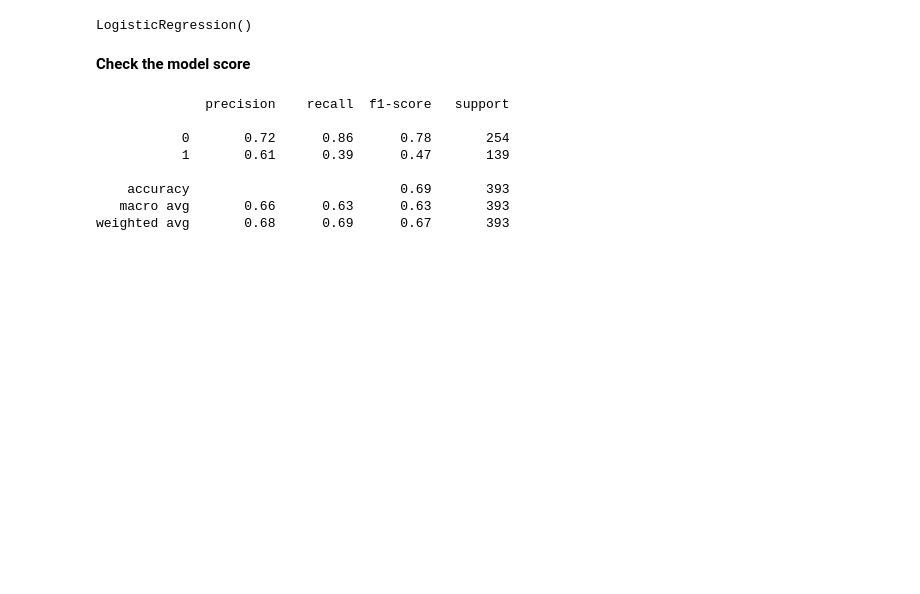
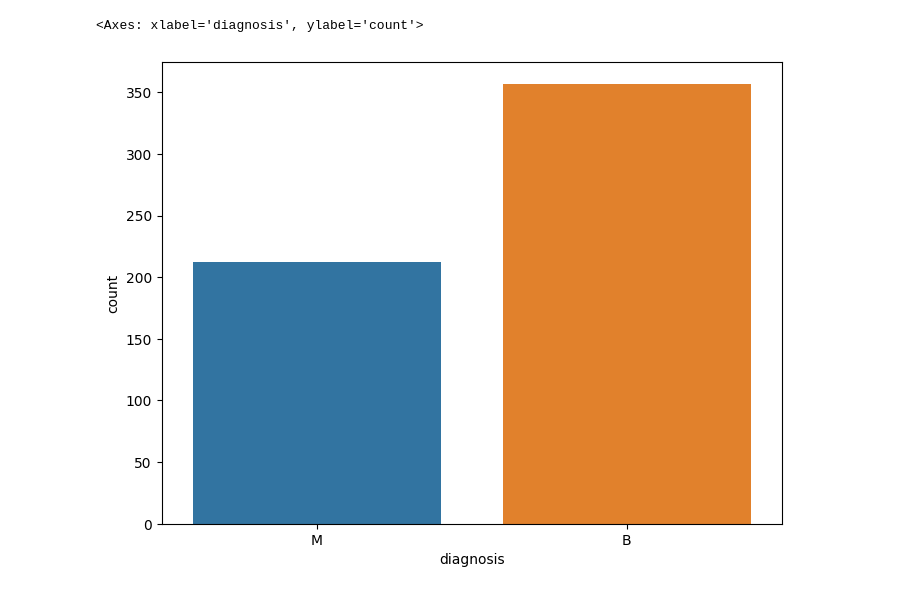
Before and after one commit to sumaia42/Ostad_Course, a Jupyter notebook: Module12.ipynb, the cells around one changed output. Saved outputs shown, nothing was run; the diff lists cells and outputs as text; code cells hidden in the pictures; blank space fills up the shorter version.

```diff
--- a/Module12.ipynb
+++ b/Module12.ipynb
@@ -35,0 +37,5 @@ df
+# %%
+df = df[['radius_mean', 'texture_mean', 'perimeter_mean',
+       'area_mean', 'smoothness_mean', 'compactness_mean', 'concavity_mean',
+       'concave points_mean', 'symmetry_mean', 'fractal_dimension_mean','diagnosis']]
+df
@@ -73,7 +95,0 @@ Xtrain, Xtest, ytrain, ytest = train_test_split(X, y, test_size=0.3, random_stat
-# %%
-model = LogisticRegression()
-model.fit(Xtrain, ytrain.values.ravel())
-# %% [output]
-LogisticRegression()
-# %% [markdown]
-**Check the model score**
@@ -82,12 +96,6 @@ LogisticRegression()
-# %%
-predictions = model.predict(Xtest)
-print(classification_report(ytest,predictions))
-# %% [output]
-              precision    recall  f1-score   support
-
-           0       0.72      0.86      0.78       254
-           1       0.61      0.39      0.47       139
-
-    accuracy                           0.69       393
-   macro avg       0.66      0.63      0.63       393
-weighted avg       0.68      0.69      0.67       393
+# %%
+plt.figure(figsize=(8, 6))
+sns.countplot(x = df['diagnosis'])
+# %% [output]
+<Axes: xlabel='diagnosis', ylabel='count'>
+[figure, added]
```
Also changed, not shown: parts of 64 cells of this notebook.
